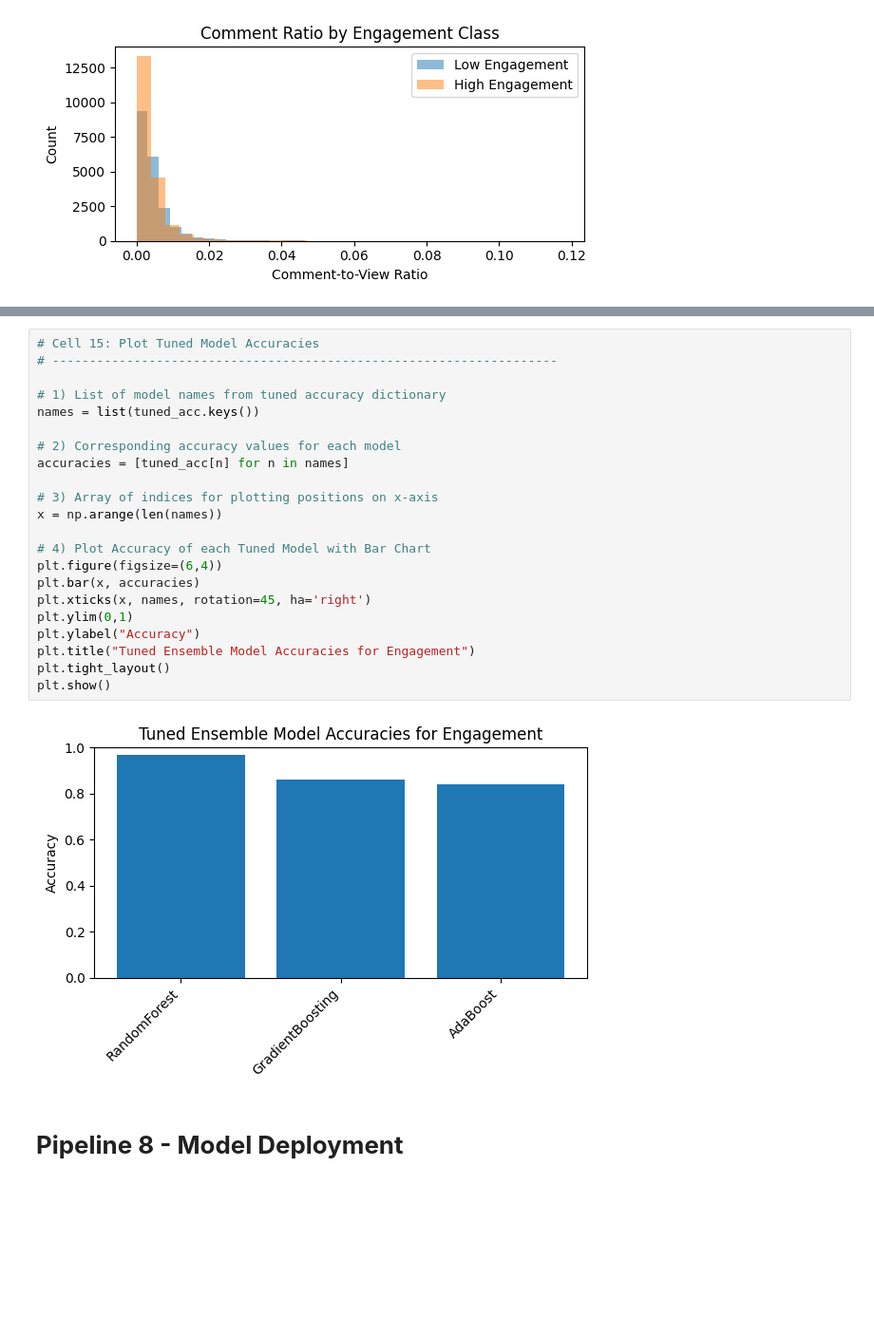
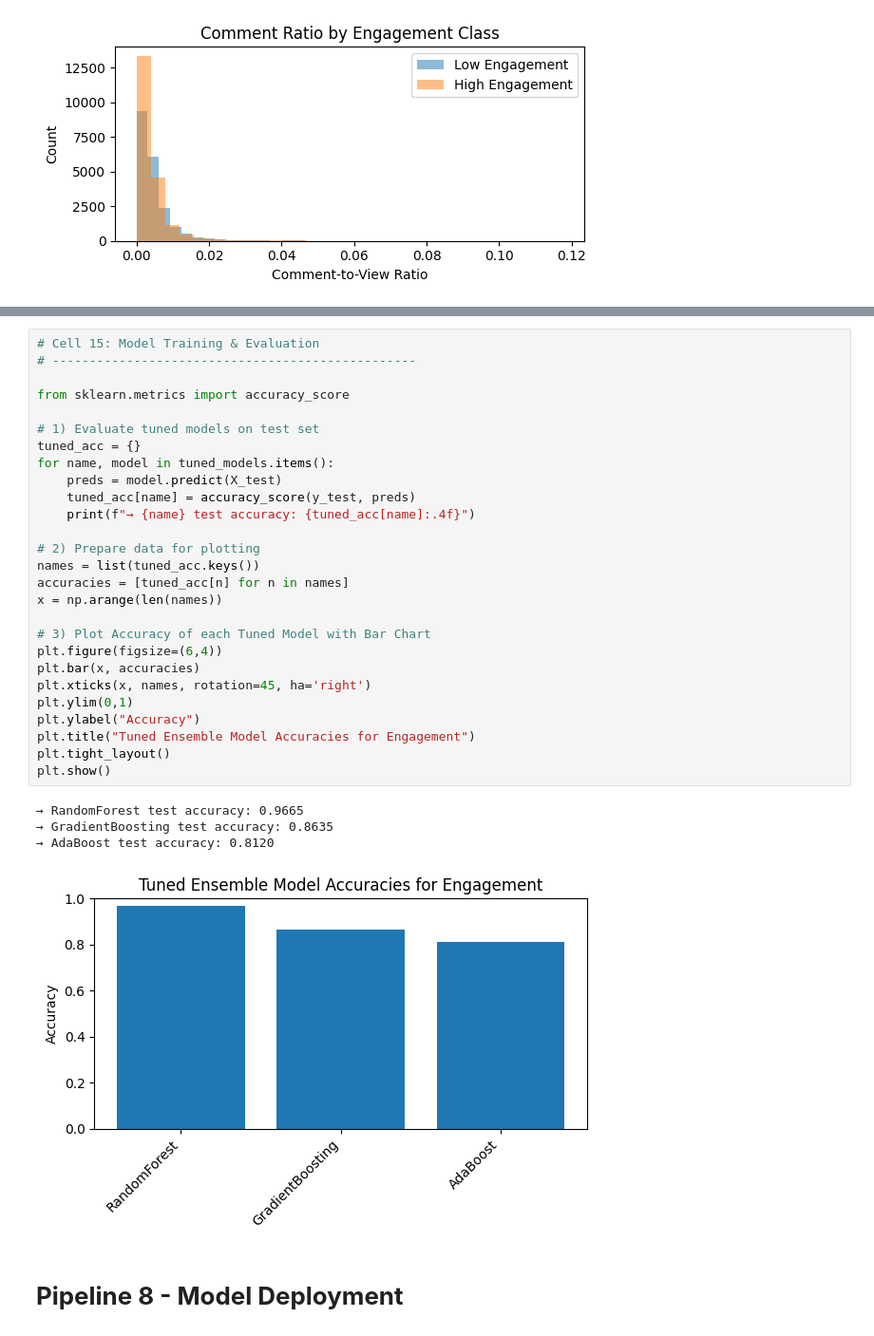
Before and after one commit to Chelle007/DSA-recap-notes, a Jupyter notebook: Topic 1 - Machine Learning/Machine_Learning_Recap_Notes.ipynb, the cells around one changed output, grey strips where cells are left out. Shown at 95% size. Drawn from its saved outputs; the diff is of its cells as text; blank space fills up the shorter version.

```diff
--- a/Topic 1 - Machine Learning/Machine_Learning_Recap_Notes.ipynb
+++ b/Topic 1 - Machine Learning/Machine_Learning_Recap_Notes.ipynb
@@ -1078,27 +1064,35 @@ Plot a simple bar chart comparing the tuned test accuracies of the three models.
 # %%
-# Cell 15: Plot Tuned Model Accuracies
-# --------------------------------------------------------------------
+# Cell 15: Model Training & Evaluation
+# -------------------------------------------------
 
-# 1) List of model names from tuned accuracy dictionary
+from sklearn.metrics import accuracy_score
+
+# 1) Evaluate tuned models on test set
+tuned_acc = {}
+for name, model in tuned_models.items():
+    preds = model.predict(X_test)
+    tuned_acc[name] = accuracy_score(y_test, preds)
+    print(f"→ {name} test accuracy: {tuned_acc[name]:.4f}")
+
+# 2) Prepare data for plotting
 names = list(tuned_acc.keys())
-
-# 2) Corresponding accuracy values for each model
 accuracies = [tuned_acc[n] for n in names]
-
-# 3) Array of indices for plotting positions on x-axis
 x = np.arange(len(names))
 
-# 4) Plot Accuracy of each Tuned Model with Bar Chart
+# 3) Plot Accuracy of each Tuned Model with Bar Chart
 plt.figure(figsize=(6,4))
 plt.bar(x, accuracies)
 plt.xticks(x, names, rotation=45, ha='right')
 plt.ylim(0,1)
 plt.ylabel("Accuracy")
 plt.title("Tuned Ensemble Model Accuracies for Engagement")
 plt.tight_layout()
 plt.show()
 # %% [output]
+→ RandomForest test accuracy: 0.9665
+→ GradientBoosting test accuracy: 0.8635
+→ AdaBoost test accuracy: 0.8120
-[figure, old version]
+[figure, new version]
 # %% [markdown]
 # **Pipeline 8 - Model Deployment**
 # %% [markdown]
```
Also changed, not shown: parts of 10 cells of this notebook, 1 other file.
